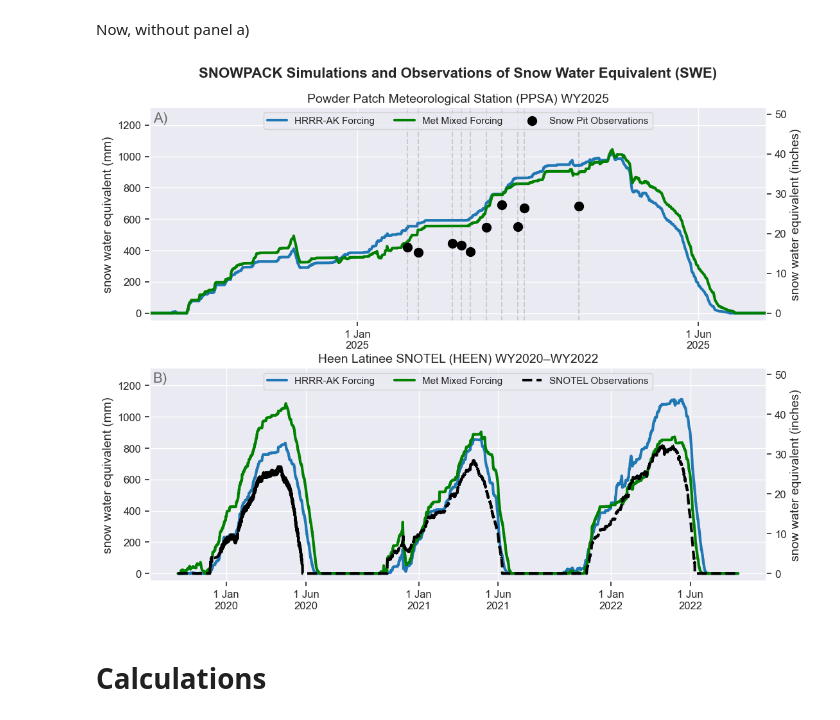
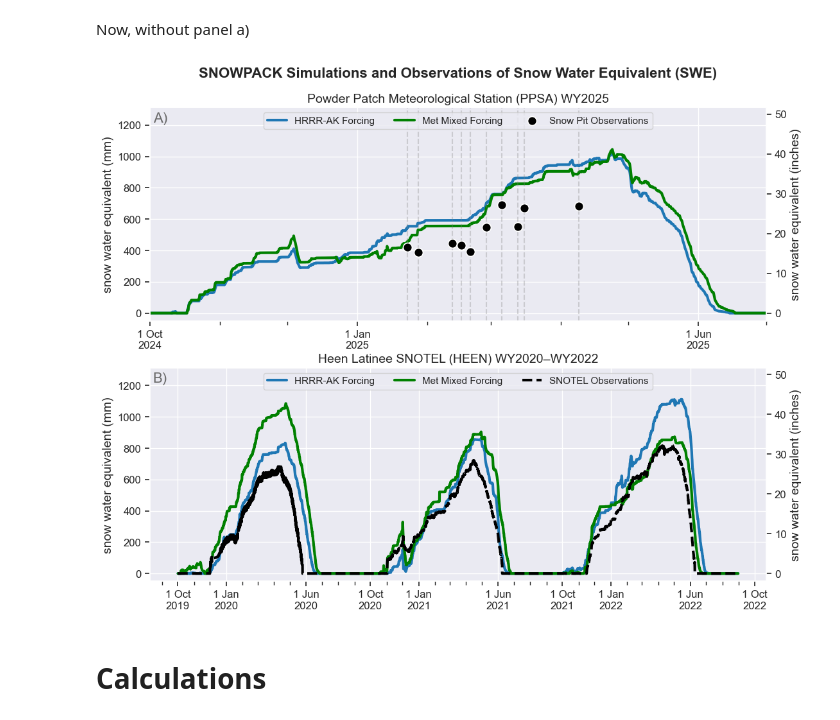
Before and after one commit to cassielumbrazo/snow_modeling_point, a Jupyter notebook: sites/4_figure4_bothSWE.ipynb, the cells around one changed output. Drawn from its saved outputs; the diff is of its cells as text; code cells hidden in the pictures.

```diff
--- a/sites/4_figure4_bothSWE.ipynb
+++ b/sites/4_figure4_bothSWE.ipynb
@@ -1765,6 +1734,9 @@ scatter_size = 100
 major_tick_length = 6
 major_tick_width = 1.2
 
+minor_tick_length = 4
+minor_tick_width = 1.0
+
 
 # ============================================================
 # DATE RANGES
@@ -1772,11 +1744,11 @@ major_tick_width = 1.2
 
 # PPSA -> WY2025
 ppsa_start = "2024-10-01"
-ppsa_end   = "2025-07-01"
+ppsa_end = "2025-07-01"
 
 # HEEN -> WY2020-WY2022
 heen_start = "2019-09-01"
-heen_end   = "2022-08-30"
+heen_end = "2022-08-30"
 
 
 # ============================================================
@@ -1877,6 +1849,8 @@ ax1.scatter(
     df_field_measurements_plot.index,
     df_field_measurements_plot["swe_mm"],
     color="black",
+    edgecolors="white",
+    linewidths=1.2,
     s=scatter_size,
     zorder=3,
     label="Snow Pit Observations"
@@ -1911,12 +1885,6 @@ ax1.tick_params(
     length=major_tick_length,
     width=major_tick_width
 )
-
-# ax1.legend(
-#     loc="upper right",
-#     fontsize=legend_fontsize,
-#     frameon=True
-# )
 
 ax1.legend(
     loc="upper center",
@@ -2096,50 +2064,44 @@ ax2_twin.set_ylim(
 # X-AXIS FORMATTING
 # ============================================================
 
-# ------------------------------------------------------------
-# PPSA Panel A
-# ------------------------------------------------------------
+for ax in [ax1, ax2]:
 
-ax1.xaxis.set_major_locator(
-    mdates.MonthLocator(bymonth=[1, 6])
-)
+    # Major ticks:
+    # Label only October 1, January 1, and June 1
+    ax.xaxis.set_major_locator(
+        mdates.MonthLocator(bymonth=[10, 1, 6], bymonthday=1)
+    )
 
-ax1.xaxis.set_major_formatter(
-    mdates.DateFormatter("%-d %b\n%Y")
-)
+    ax.xaxis.set_major_formatter(
+        mdates.DateFormatter("%-d %b\n%Y")
+    )
 
-ax1.tick_params(
-    axis="x",
-    which="major",
-    bottom=True,
-    labelbottom=True,
-    labelsize=tick_fontsize,
-    length=major_tick_length,
-    width=major_tick_width
-)
+    # Minor ticks:
+    # Add an unlabeled tick on the first day of every month
+    ax.xaxis.set_minor_locator(
+        mdates.MonthLocator(bymonthday=1)
+    )
 
+    # Major tick formatting
+    ax.tick_params(
+        axis="x",
+        which="major",
+        bottom=True,
+        labelbottom=True,
+        labelsize=tick_fontsize,
+        length=major_tick_length,
+        width=major_tick_width
+    )
 
-# ------------------------------------------------------------
-# HEEN Panel B
-# ------------------------------------------------------------
-
-ax2.xaxis.set_major_locator(
-    mdates.MonthLocator(bymonth=[1, 6])
-)
-
-ax2.xaxis.set_major_formatter(
-    mdates.DateFormatter("%-d %b\n%Y")
-)
-
-ax2.tick_params(
-    axis="x",
-    which="major",
-    bottom=True,
-    labelbottom=True,
-    labelsize=tick_fontsize,
-    length=major_tick_length,
-    width=major_tick_width
-)
+    # Minor monthly tick formatting
+    ax.tick_params(
+        axis="x",
+        which="minor",
+        bottom=True,
+        labelbottom=False,
+        length=minor_tick_length,
+        width=minor_tick_width
+    )
 
 
 # ============================================================
@@ -2152,35 +2114,42 @@ fig.suptitle(
     fontsize=figure_title_fontsize,
     fontweight="bold",
     y=0.97
 )
 
 
 # ============================================================
 # FINAL LAYOUT
 # ============================================================
 
 fig.subplots_adjust(
     top=0.90,
     bottom=0.08,
     left=0.10,
     right=0.90,
     hspace=0.22
 )
 
 
 # ============================================================
 # SAVE FIGURE
 # ============================================================
 
+# High-resolution PNG
 plt.savefig(
-    "/home/cassie/python/repos/snow_modeling_point/figures/figure4.png",
+    "/home/cassie/python/repos/snow_modeling_point/figures/figure5.png",
     dpi=300,
     bbox_inches="tight"
 )
 
+# Vector PDF for journal submission
+plt.savefig(
+    "/home/cassie/python/repos/snow_modeling_point/figures/figure5.pdf",
+    bbox_inches="tight"
+)
+
 plt.show()
 # %% [output]
-[figure, old version]
+[figure, new version]
 # %% [markdown]
 # Calculations
 # %%
```
Also changed, not shown: parts of 3 cells of this notebook, 1 other file.
